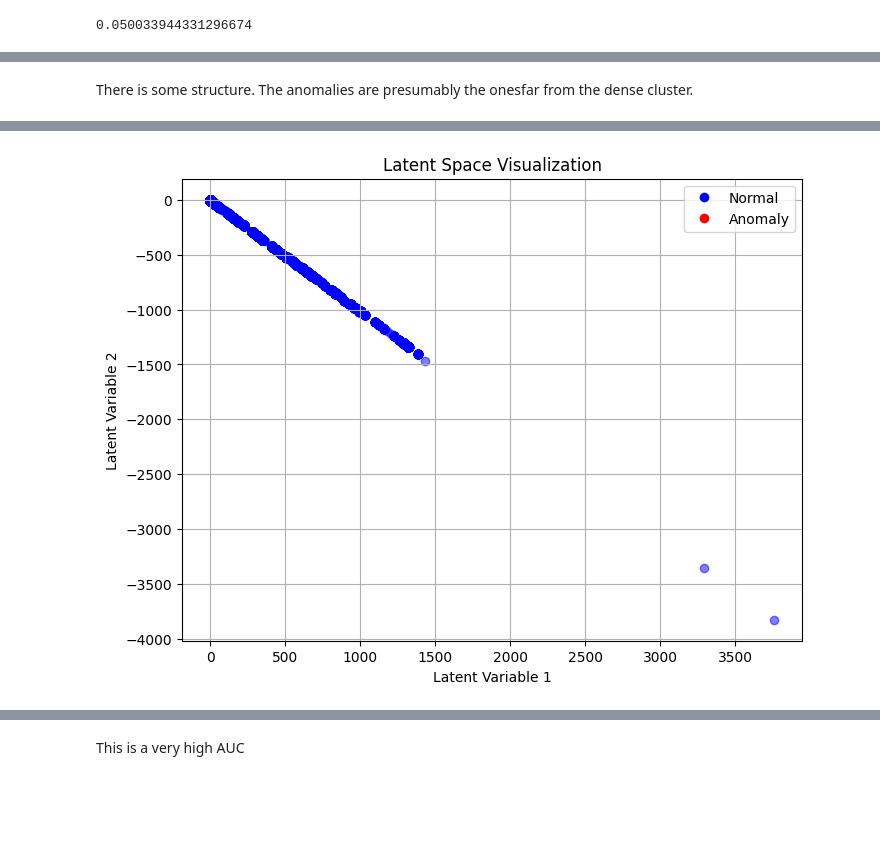
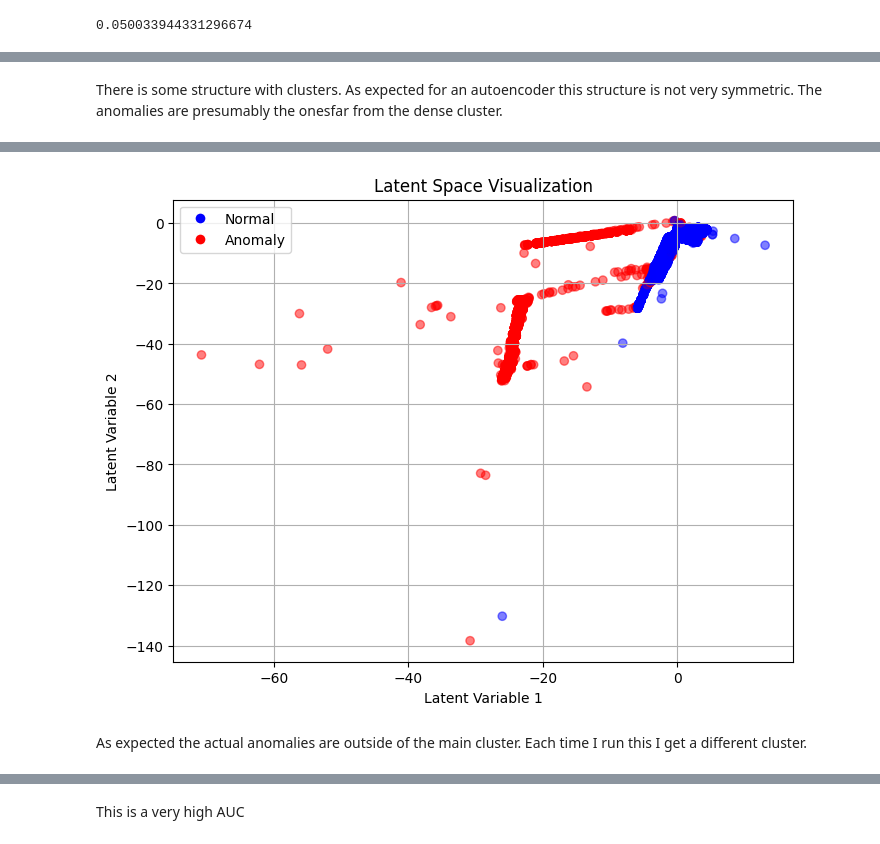
Before and after one commit to Noonansean1/CS5004, a Jupyter notebook: e-tivities/Etivity1_23300159.ipynb, the cells around one changed output, grey strips where cells are left out. Saved outputs shown, nothing was run; the diff lists cells and outputs as text; code cells hidden in the pictures; blank space fills up the shorter version.

```diff
--- a/e-tivities/Etivity1_23300159.ipynb
+++ b/e-tivities/Etivity1_23300159.ipynb
@@ -141,3 +151,16 @@ print(f"Testing set size: {len(df_test)}")
 # %% [output]
 Training set size: 34367
 Testing set size: 14730
+# %%
+from sklearn.model_selection import train_test_split
+
+# Assuming df has the column 'ANOM' where anomalies are labeled as 1 and normal data as 0
+X = df.drop('Anom', axis=1)  # All columns except the target column 'ANOM'
+y = df['Anom']  # The target variable that contains anomalies (1) and normal (0)
+
+# Stratified split to ensure same proportion of anomalies in train and test
+df_train, df_test = train_test_split(df, test_size=0.3, random_state=42, stratify=y)
+
+# Check the proportions in the split
+print("Train anomaly distribution:\n", df_train['Anom'].value_counts(normalize=True))
+print("Test anomaly distribution:\n", df_test['Anom'].value_counts(normalize=True))
@@ -491,13 +440,19 @@ plt.show()
 # %% [markdown]
-There is some structure. The anomalies are presumably the onesfar from the dense cluster.
+There is some structure with clusters. As expected for an autoencoder this structure is not very symmetric. The anomalies are presumably the onesfar from the dense cluster.
 # %%
+import numpy as np
 import matplotlib.pyplot as plt
+from matplotlib.lines import Line2D
 
 # Transform the training data into the latent space
 latent_space = encoded.predict(X_train)
 
+# Ensure Y_train is a NumPy array and flattened
+Y_train_array = np.array(Y_train).flatten()  # Convert to a 1D NumPy array if it's a DataFrame or Series
+
 # Define colors: Normal samples (blue), Anomalies (red)
-colors = ['red' if label == 1 else 'blue' for label in Y_train]  # Y_train should contain 0 (normal) and 1 (anomaly)
+colors = np.array(['blue'] * len(Y_train_array))  # Default all to blue
+colors[Y_train_array == 1] = 'red'  # Set anomalies to red
 
 # Plot the latent space with different colors for anomalies
 plt.figure(figsize=(8, 6))
@@ -508,7 +463,6 @@ plt.title('Latent Space Visualization')
 plt.grid(True)
 
 # Add legend
-from matplotlib.lines import Line2D
 legend_elements = [Line2D([0], [0], marker='o', color='w', label='Normal', markersize=8, markerfacecolor='blue'),
                    Line2D([0], [0], marker='o', color='w', label='Anomaly', markersize=8, markerfacecolor='red')]
 plt.legend(handles=legend_elements)
@@ -519,2 +473,4 @@ plt.show()
-[figure, old version]
+[figure, new version]
+# %% [markdown]
+As expected the actual anomalies are outside of the main cluster. Each time I run this I get a different cluster.
 # %%
```
Also changed, not shown: parts of 41 cells of this notebook.
